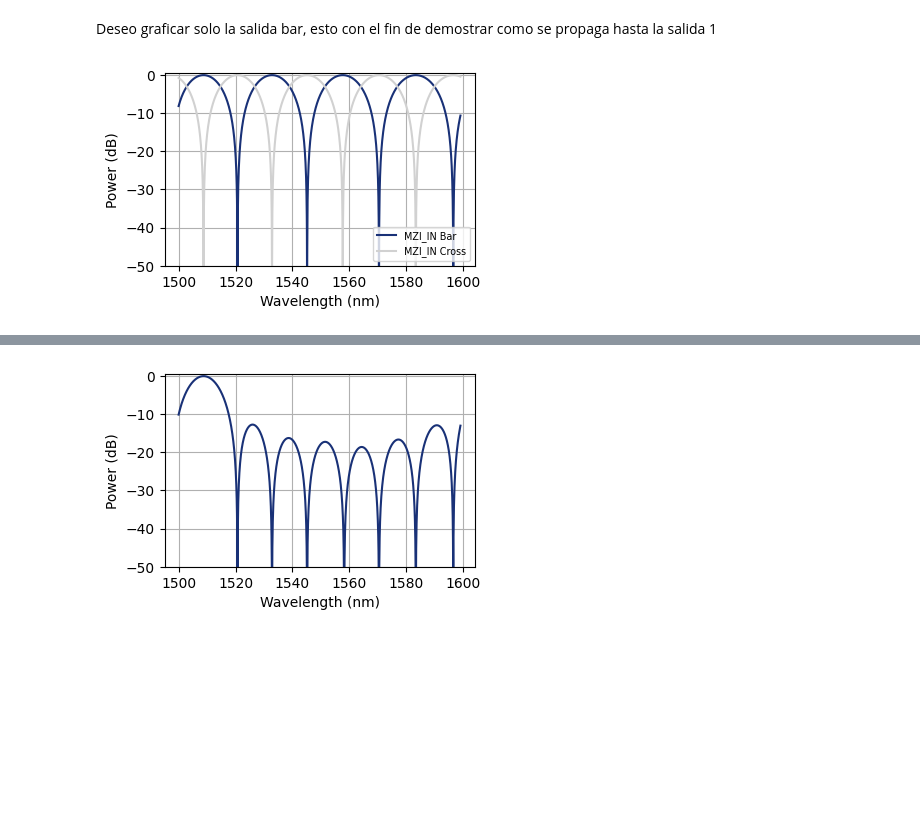
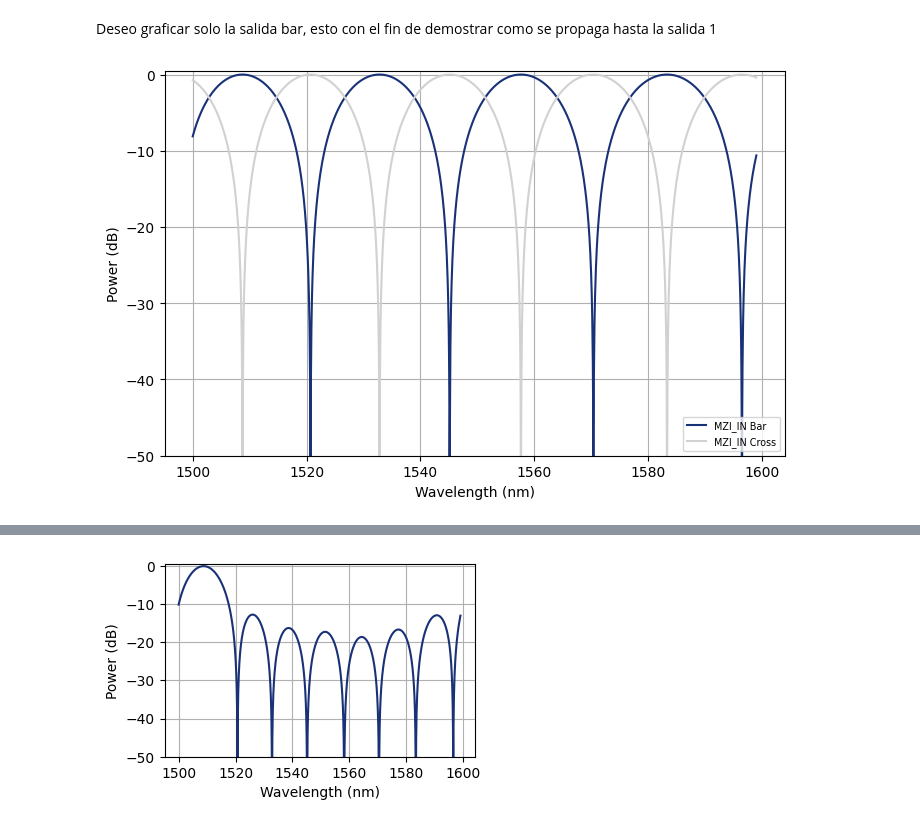
Before and after one commit to niospinamev2/Topic-6-WDM-Cascaded-MZIs, a Jupyter notebook: Graficas.ipynb, the cells around one changed output, grey strips where cells are left out. Drawn from its saved outputs; the diff is of its cells as text; code cells hidden in the pictures; blank space fills up the shorter version.

```diff
--- a/Graficas.ipynb
+++ b/Graficas.ipynb
@@ -314,34 +330,34 @@ Deseo graficar solo la salida bar, esto con el fin de demostrar como se propaga
 # %%
 D = np.exp(-1j * beta * L)
 
 # ---- coeficientes ----
 # Esto ocurria cuando se entraba por la entrada 1
 # mzi_1_bar   = 0.5 * (D-1)
 # mzi_1_cross = 0.5j * (D+1)
 # Se usa la entrada dos
 mzi_1_bar = 0.5 * (1-D)
 mzi_1_cross = 0.5j * (D+1)
 
 # ---- potencias ----
 P_bar = np.abs(mzi_1_bar)**2
 P_cross = np.abs(mzi_1_cross)**2
 
 # ---- evitar log(0) ----
 eps = 1e-12
 P_bar_dB = 10 * np.log10(P_bar + eps)
 P_cross_dB = 10 * np.log10(P_cross + eps)
 
 
 # ---- gráfica ----
-# plt.figure(figsize=(8,5))
-plt.figure(figsize=(4,2.5))
+plt.figure(figsize=(8,5))
+# plt.figure(figsize=(4,2.5))
 plt.plot(wvl*1e9, P_bar_dB, color="#193177", label='MZI_IN Bar')
 plt.plot(wvl*1e9, P_cross_dB, color="#D1D1D1", label='MZI_IN Cross')
 plt.xlabel('Wavelength (nm)')
 plt.ylabel('Power (dB)')
 plt.ylim(-50,0.5)
 plt.legend(fontsize='x-small', loc="lower right")
 plt.grid()
-plt.savefig('IMG/OUT_ODD.png', bbox_inches='tight')
+# plt.savefig('IMG/OUT_ODD.png', bbox_inches='tight')
 # %% [output]
-[figure, old version]
+[figure, new version]
```
Also changed, not shown: parts of 20 cells of this notebook, 7 other files.
